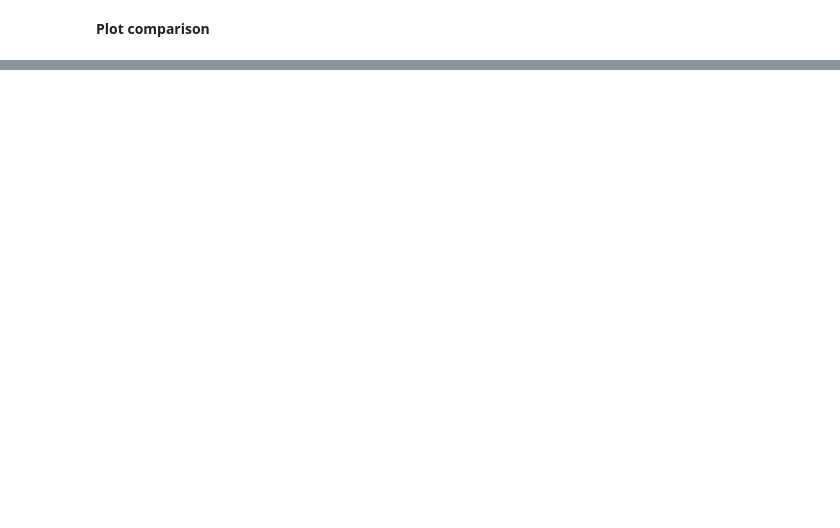
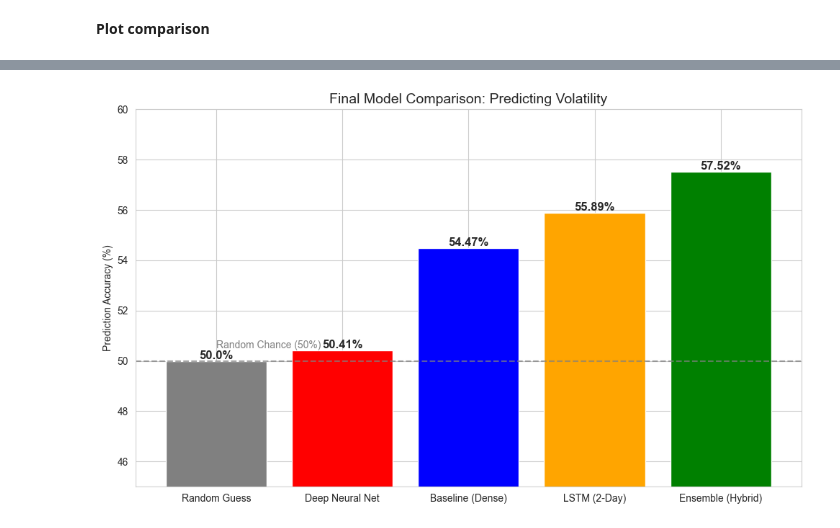
Before and after one commit to GitDario79/Trump-Markets-Volatility, a Jupyter notebook: notebooks/02_model_training.ipynb, the cells around one changed output, grey strips where cells are left out. Drawn from its saved outputs; the diff is of its cells as text; code cells hidden in the pictures; blank space fills up the shorter version.

Commit message:
Reorganized project structure and added figures

```diff
--- a/notebooks/02_model_training.ipynb
+++ b/notebooks/02_model_training.ipynb
@@ -164,0 +403,34 @@ plt.show()
+# %%
+import matplotlib.pyplot as plt
+import seaborn as sns
+
+# Data from your final run
+models = ['Random Guess', 'Deep Neural Net', 'Baseline (Dense)', 'LSTM (2-Day)', 'Ensemble (Hybrid)']
+accuracies = [50.00, 50.41, 54.47, 55.89, 57.52]
+colors = ['gray', 'red', 'blue', 'orange', 'green']
+
+plt.figure(figsize=(10, 6))
+# Create bar chart
+bars = plt.bar(models, accuracies, color=colors)
+
+# Add a horizontal line for Random Guess
+plt.axhline(y=50, color='gray', linestyle='--', alpha=0.7)
+plt.text(0, 50.5, 'Random Chance (50%)', color='gray')
+
+# Label the bars
+for bar in bars:
+    height = bar.get_height()
+    plt.text(bar.get_x() + bar.get_width()/2., height,
+             f'{height}%',
+             ha='center', va='bottom', fontsize=12, fontweight='bold')
+
+plt.ylim(45, 60)
+plt.ylabel('Prediction Accuracy (%)')
+plt.title('Final Model Comparison: Predicting Volatility', fontsize=14)
+plt.tight_layout()
+
+# Save for your report
+plt.savefig('final_model_results.png')
+plt.show()
+# %% [output]
+[figure, added]
```
Also changed, not shown: parts of 10 cells of this notebook, 5 other files.
